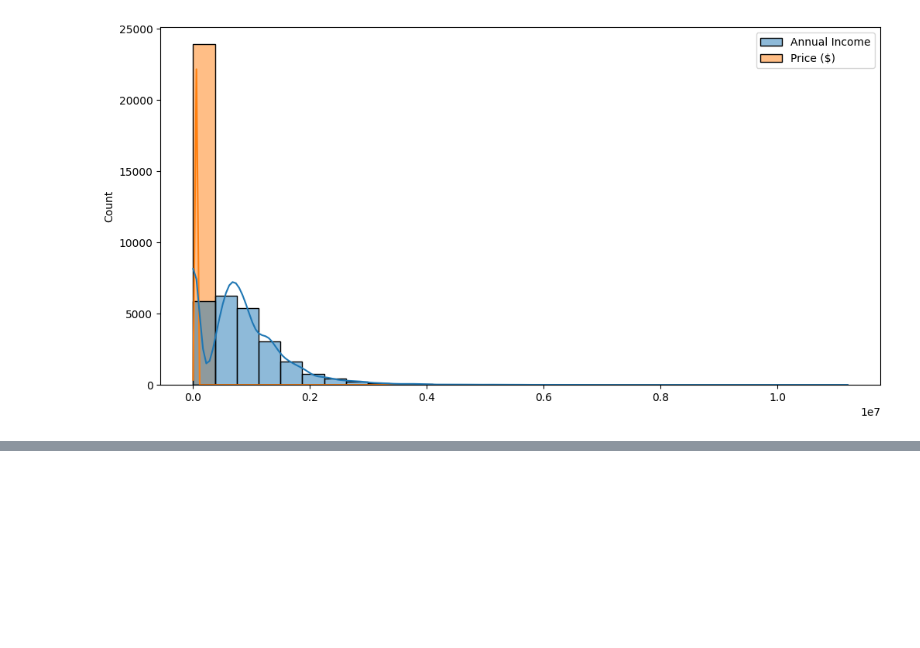
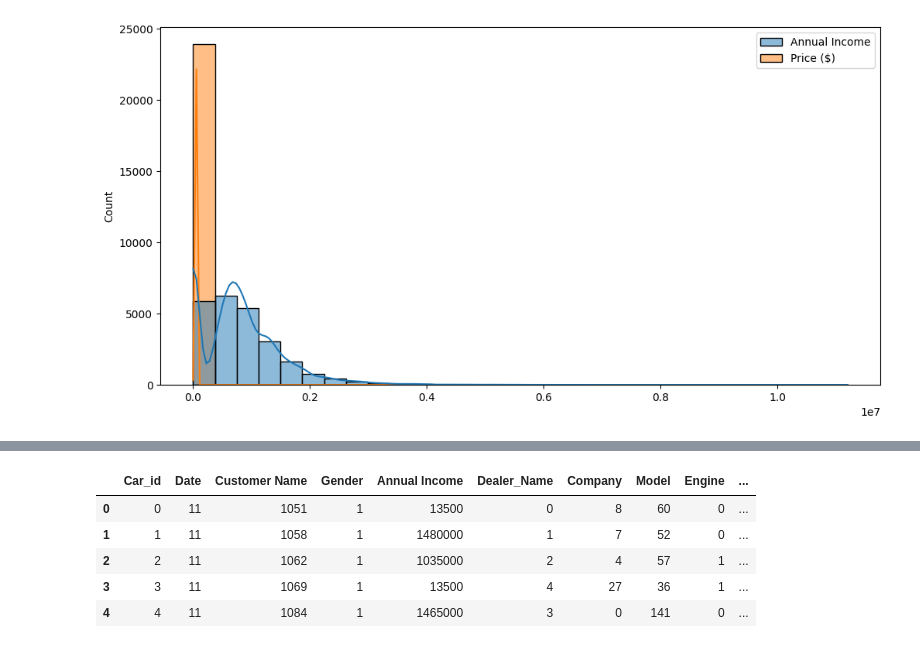
Before and after one commit to YapWH/EZAutoMate, a Jupyter notebook: SL.ipynb, the cells around one changed output, grey strips where cells are left out. Saved outputs shown, nothing was run; the diff lists cells and outputs as text; code cells hidden in the pictures; blank space fills up the shorter version.

```diff
--- a/SL.ipynb
+++ b/SL.ipynb
@@ -94,0 +126,15 @@ sns.histplot(data_ip, bins=30, kde=True)
+# %%
+#Encode the categorical data into numerical data
+string_columns = data.select_dtypes('object').columns
+for col in string_columns:
+    label_encoder = LabelEncoder()
+    data[col] = label_encoder.fit_transform(data[col])
+# %%
+data.head()
+# %% [output]
+|  | Car_id | Date | Customer Name | Gender | Annual Income | Dealer_Name | Company | Model | Engine | ... |
+| 0 | 0 | 11 | 1051 | 1 | 13500 | 0 | 8 | 60 | 0 | ... |
+| 1 | 1 | 11 | 1058 | 1 | 1480000 | 1 | 7 | 52 | 0 | ... |
+| 2 | 2 | 11 | 1062 | 1 | 1035000 | 2 | 4 | 57 | 1 | ... |
+| 3 | 3 | 11 | 1069 | 1 | 13500 | 4 | 27 | 36 | 1 | ... |
+| 4 | 4 | 11 | 1084 | 1 | 1465000 | 3 | 0 | 141 | 0 | ... |
```
Also changed, not shown: parts of 4 cells of this notebook.
